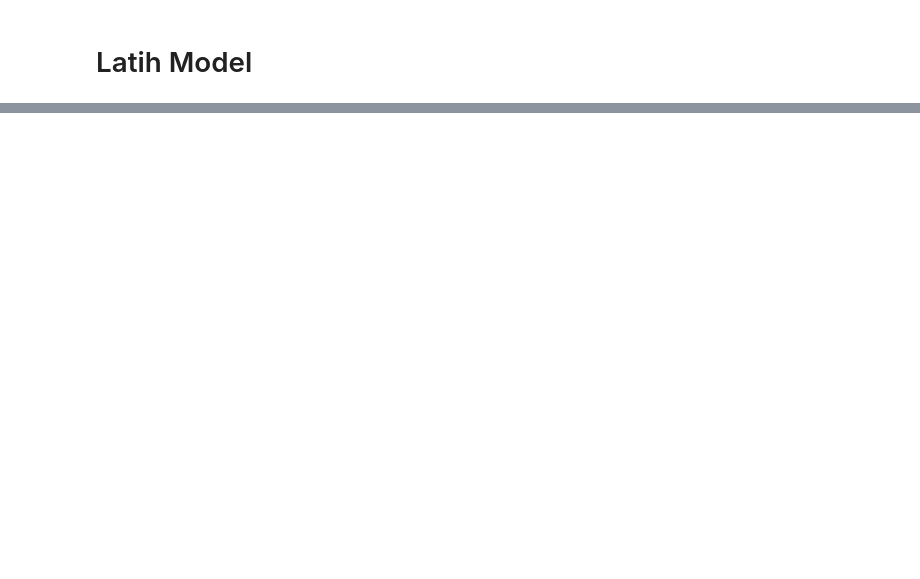
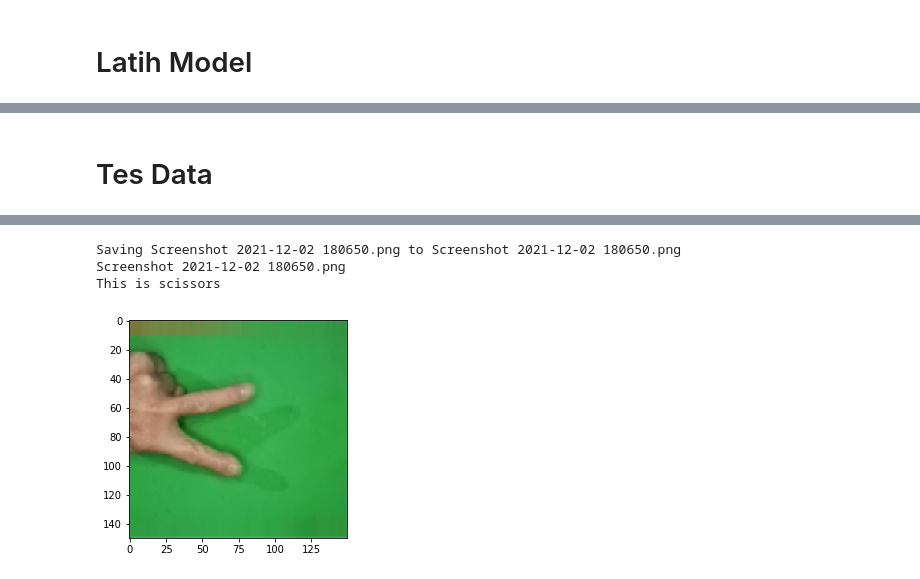
Before and after one commit to abyanahmadn/Dicoding-ML-Beginner-Final-Project-RockPaperScissors-Image-Classification, a Jupyter notebook: Final_Project_Abyan_Dicoding_ML_Pemula.ipynb, the cells around one changed output, grey strips where cells are left out. Drawn from its saved outputs; the diff is of its cells as text; code cells hidden in the pictures; blank space fills up the shorter version.

Commit message:
Update model v1.0

```diff
--- a/Final_Project_Abyan_Dicoding_ML_Pemula.ipynb
+++ b/Final_Project_Abyan_Dicoding_ML_Pemula.ipynb
@@ -75,12 +84,12 @@ validation_paper_dir = os.path.join(validation_dir, 'paper')
 validation_scissors_dir = os.path.join(validation_dir, 'scissors')
 # %%
 train_datagen = ImageDataGenerator(
-                    rescale=1./255,
+                    rescale=1./255, # rescale all pixel values from 0-255, after this step all our pixel values are in range (0,1)
                     rotation_range=20,
-                    horizontal_flip=True,
-                    shear_range = 0.2,
+                    horizontal_flip=True, # image will be flipper horiztest_datagen = ImageDataGenerator(rescale=1./255)
+                    shear_range = 0.2, #to apply some random tranfromations
                     fill_mode = 'nearest',
-                    validation_split = 0.4)
+                    )
 
 test_datagen = ImageDataGenerator(
                     rescale=1./255)
@@ -113,5 +122,7 @@ model = tf.keras.models.Sequential([
     tf.keras.layers.MaxPooling2D(2,2),
     tf.keras.layers.Flatten(),
     tf.keras.layers.Dense(128, activation='relu'),
-    tf.keras.layers.Dense(3, activation='sigmoid')
+
+    # Layer Output. Terdapat 3 output unit. Di sini menggunakan fungsi aktivasi softmax karena prediksi lebih dari 2 kelas. Fungsi aktivasi sigmoid digunakan utk 1 s/d 2 kelas.
+    tf.keras.layers.Dense(3, activation='softmax')
 ])
@@ -127,7 +159,7 @@ model.compile(optimizer='adam',
 history = model.fit(
       train_generator,
       steps_per_epoch=25,  # berapa batch yang akan dieksekusi pada setiap epoch
-      epochs=50, # tambahkan epochs jika akurasi model belum optimal
+      epochs=20, # tambahkan epochs jika akurasi model belum optimal
       validation_data=validation_generator, # menampilkan akurasi pengujian data validasi
       validation_steps=5,  # berapa batch yang akan dieksekusi pada setiap epoch
       verbose=2)
@@ -151,0 +184,36 @@ Epoch 50/50
+# %% [markdown]
+# Tes Data
+# %%
+import numpy as np
+from google.colab import files
+from keras.preprocessing import image
+import matplotlib.pyplot as plt
+import matplotlib.image as mpimg
+import matplotlib.pyplot as plt
+import matplotlib.image as mpimg
+%matplotlib inline
+
+uploaded = files.upload()
+
+for fn in uploaded.keys():
+
+  # predicting images
+  path = fn
+  img = image.load_img(path, target_size=(150,150))
+
+  imgplot = plt.imshow(img)
+  x = image.img_to_array(img)
+  x = np.expand_dims(x, axis=0)
+  images = np.vstack([x])
+
+  classes = model.predict(images, batch_size=10)
+  print(fn)
+
+  output_class = np.argmax(classes)
+if output_class==0:
+    print('This is paper')
+elif output_class==1:
+    print('This is rock')
+else:
+    print('This is scissors')
+# %% [output]
@@ -151,0 +221,4 @@ Epoch 50/50
+Saving Screenshot 2021-12-02 180650.png to Screenshot 2021-12-02 180650.png
+Screenshot 2021-12-02 180650.png
+This is scissors
+[figure, added]
```
Also changed, not shown: parts of 12 cells of this notebook.
